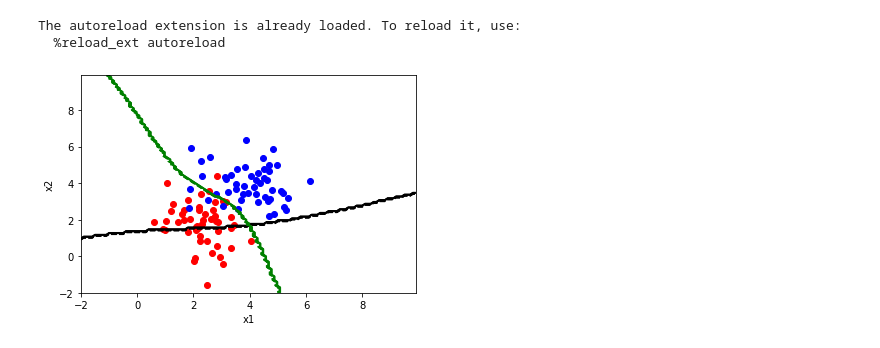
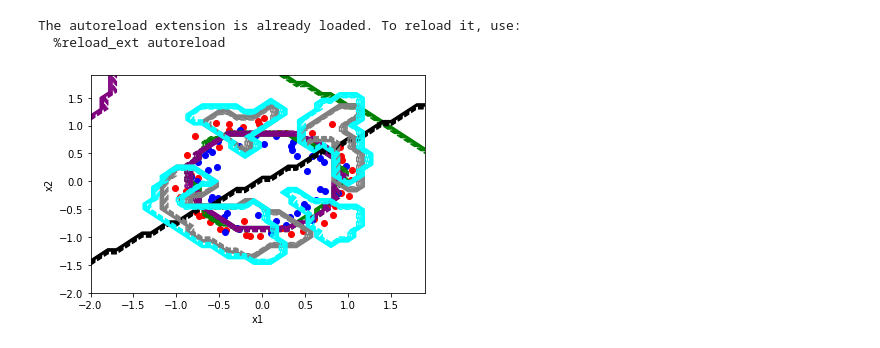
Before and after one commit to vicrsp/rna-ppgee, a Jupyter notebook: artigo2/debug.ipynb, the cells around one changed output. Drawn from its saved outputs; the diff is of its cells as text; code cells hidden in the pictures.

Commit message:
- regularização elm e RBF - outro hebbiano

```diff
--- a/artigo2/debug.ipynb
+++ b/artigo2/debug.ipynb
@@ -19,45 +20,57 @@ from sklearn.metrics import accuracy_score
 # %% [output]
 The autoreload extension is already loaded. To reload it, use:
   %reload_ext autoreload
+# %%
+# blobs
+#X, y = make_blobs(n_features=2, centers=[[1,1], [-1,-1]], random_state=1234)
+#X, y = make_moons(100, random_state=1234, noise=0.1)
+X, y = make_circles(100, random_state=1234, noise=0.1)
+y = pd.Series(y).map({0:-1,1:1}).to_numpy()
+
+# train
+heb = ELMHebbianClassifier(p=15).fit(X, y)
+heb_spp = ELMHebbianClassifier(p=15, hebbian_rule='spp').fit(X, y)
+elm = ELMClassifier(p=15).fit(X, y)
+elm_reg = ELMClassifier(p=15, reg_factor=0.0001).fit(X, y)
+rbf = RBFClassifier(p=15).fit(X, y)
+rbf_reg = RBFClassifier(p=15, reg_factor=1000000).fit(X, y)
 # %%
-# blobs
-X, y = make_blobs(n_features=2, centers=[[2,2], [4,4]], random_state=1234)
-y = pd.Series(y).map({0:-1,1:1}).to_numpy()
-
-# train
-heb = ELMHebbianClassifier(p=5).fit(X, y)
-elm = ELMClassifier(p=5).fit(X, y)
-
-
 # and plot
 fig, ax = plt.subplots()
 
 t_class0 = y == -1
 t_class1 = y == 1
 ax.scatter(X[t_class0, 0], X[t_class0, 1], color='red')
 ax.scatter(X[t_class1, 0], X[t_class1, 1], color='blue')
 ax.set_xlabel('x1')
 ax.set_ylabel('x2')
 
-x1 = np.arange(-2, 10, step=0.1)
-x2 = np.arange(-2, 10, step=0.1)
+def add_decision_surface(ax, color, model):
+    x1 = np.arange(-2, 2, step=0.1)
+    x2 = np.arange(-2, 2, step=0.1)
 
-xx, yy = np.meshgrid(x1, x2)
-# flatten each grid to a vector
-r1, r2 = xx.flatten(), yy.flatten()
-r1, r2 = r1.reshape((len(r1), 1)), r2.reshape((len(r2), 1))
+    xx, yy = np.meshgrid(x1, x2)
+    # flatten each grid to a vector
+    r1, r2 = xx.flatten(), yy.flatten()
+    r1, r2 = r1.reshape((len(r1), 1)), r2.reshape((len(r2), 1))
 
-# horizontal stack vectors to create x1,x2 input for the model
-grid = np.hstack((r1,r2))
-y_heb = heb.predict(grid)
-y_elm = elm.predict(grid)
+    # horizontal stack vectors to create x1,x2 input for the model
+    grid = np.hstack((r1,r2))
+    y_hat = model.predict(grid)
 
-zz_heb = y_heb.reshape(xx.shape)
-zz_elm = y_elm.reshape(xx.shape)
+    zz_model = y_hat.reshape(xx.shape)
+    ax.contour(xx, yy, zz_model, colors=[color])
 
-ax.contour(xx, yy, zz_heb, colors=['black'])
-ax.contour(xx, yy, zz_elm, colors=['green'])
+
+add_decision_surface(ax, 'green', elm)
+add_decision_surface(ax, 'purple', elm_reg)
+
+add_decision_surface(ax, 'black', heb_spp)
+#add_decision_surface(ax, 'orange', heb)
+
+add_decision_surface(ax, 'gray', rbf)
+add_decision_surface(ax, 'cyan', rbf_reg)
 
 fig.show()
 # %% [output]
-[figure, old version]
+[figure, new version]
```
Also changed, not shown: parts of 1 cell of this notebook, 3 other files.
